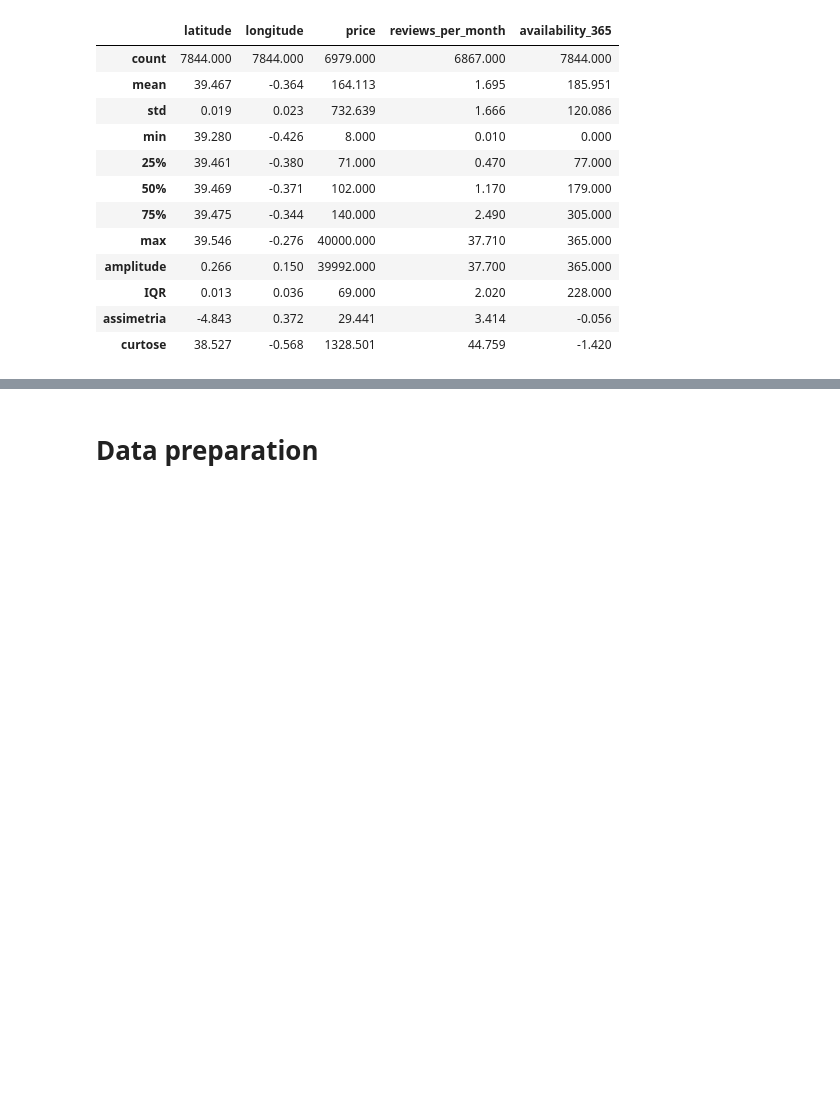
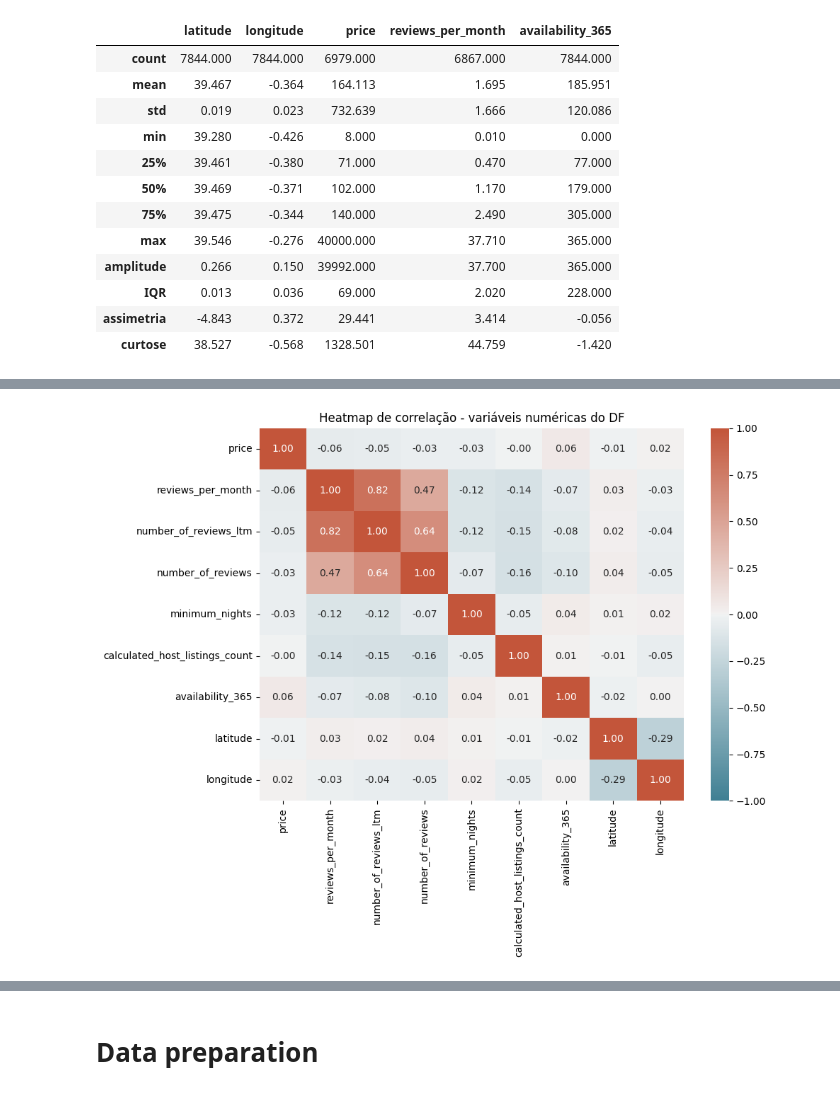
Before and after one commit to leandromicael123/An-lise-regress-o, a Jupyter notebook: Trabalho.ipynb, the cells around one changed output, grey strips where cells are left out. Cells and saved outputs as stored; diff of their text form; code cells hidden in the pictures; blank space fills up the shorter version.

```diff
--- a/Trabalho.ipynb
+++ b/Trabalho.ipynb
@@ -380,0 +271,22 @@ ValueError: invalid literal for int() with base 10: ''
+# %%
+# Escolhendo colunas numéricas do df que fazem sentido para ver relações:
+# price (target financeiro), availability_365 (ocupação/disponibilidade),
+# reviews_per_month e number_of_reviews/_ltm (desempenho/aceitação),
+# minimum_nights e calculated_host_listings_count (perfil de oferta),
+# latitude/longitude (localização geográfica).
+cols = [
+    "price", "reviews_per_month", "number_of_reviews_ltm", "number_of_reviews",
+    "minimum_nights", "calculated_host_listings_count",
+    "availability_365", "latitude", "longitude"
+]
+
+corr = df[cols].dropna().corr()
+
+plt.figure(figsize=(10, 8))
+sns.heatmap(corr, annot=True, fmt=".2f", vmin=-1, vmax=1,
+            cmap=sns.diverging_palette(220, 20, as_cmap=True))
+plt.title("Heatmap de correlação - variáveis numéricas do DF")
+plt.tight_layout()
+plt.show()
+# %% [output]
+[figure, added]
```
Also changed, not shown: parts of 36 cells of this notebook, 1 other file.
